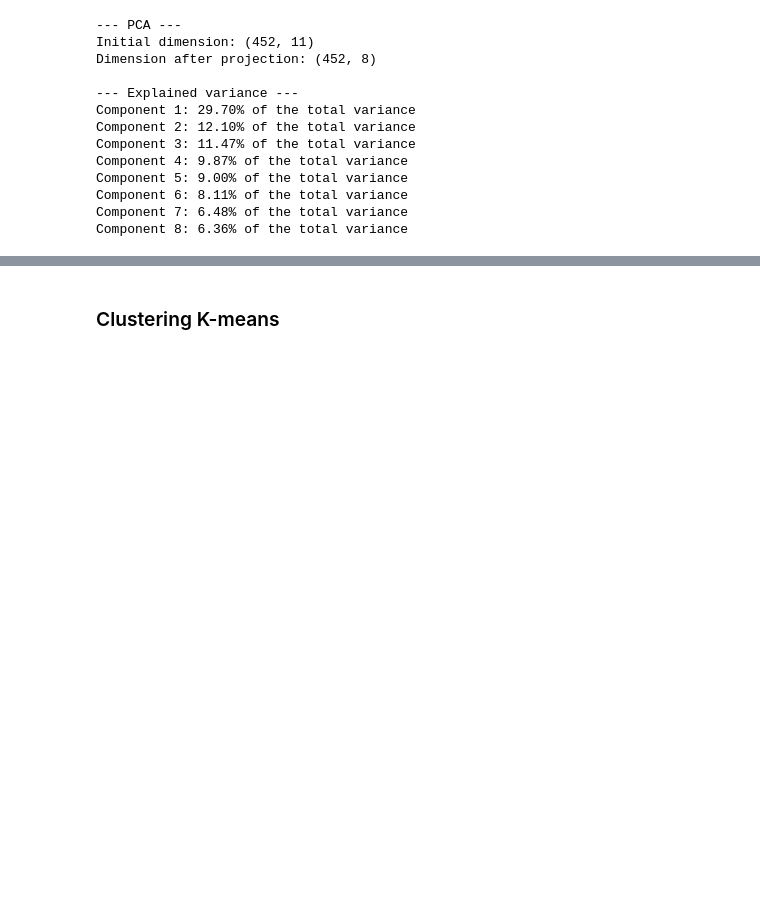
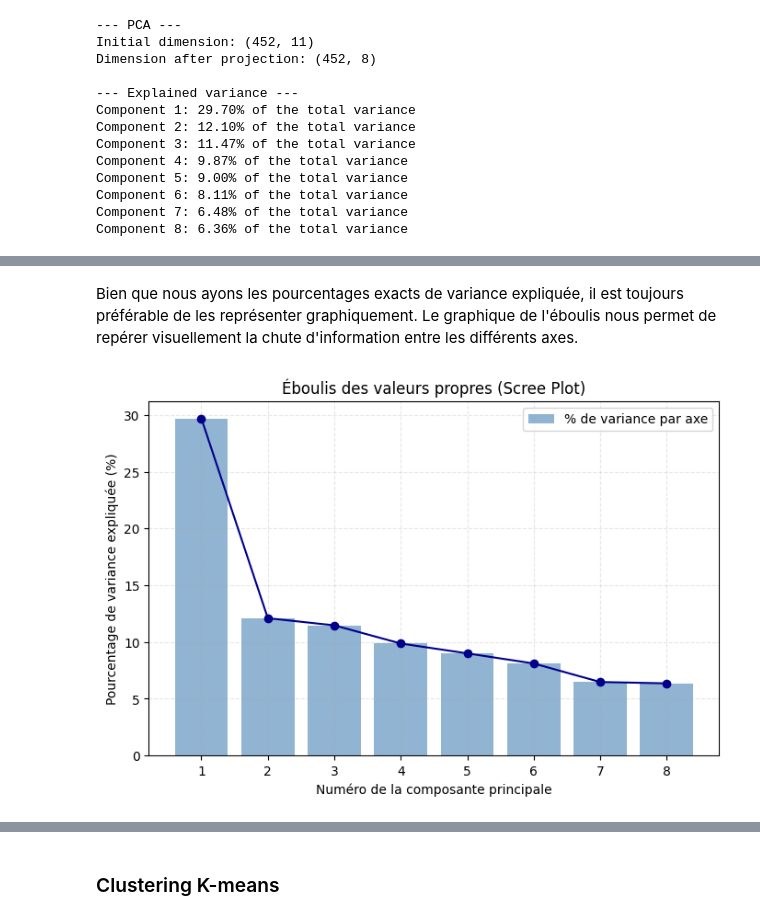
Before and after one commit to AhmedBousbih/Projet-analyse-de-donn-es, a Jupyter notebook: Projet_Analyse_de_données.ipynb, the cells around one changed output, grey strips where cells are left out. Cells and saved outputs as stored; diff of their text form; code cells hidden in the pictures; blank space fills up the shorter version.

```diff
--- a/Projet_Analyse_de_données.ipynb
+++ b/Projet_Analyse_de_données.ipynb
@@ -526,0 +339,27 @@ PC8: 6.4%  (cumulé: 93.1%)
+# %% [markdown]
+Bien que nous ayons les pourcentages exacts de variance expliquée, il est toujours préférable de les représenter graphiquement. Le graphique de l'éboulis nous permet de repérer visuellement la chute d'information entre les différents axes.
+# %%
+
+
+# On extrait les pourcentages de variance (colonne 1) et on enlève le symbole '%' pour pouvoir les tracer
+# Note : summary.iloc[:, 1] contient les textes "29.70%", etc.
+variances = summary.iloc[:, 1].str.replace('%', '').astype(float)
+
+plt.figure(figsize=(8, 5))
+
+# Création du graphique en barres + ligne
+plt.bar(range(1, len(variances) + 1), variances, alpha=0.6, color='steelblue', label="% de variance par axe")
+plt.plot(range(1, len(variances) + 1), variances, marker='o', color='darkblue')
+
+plt.title("Éboulis des valeurs propres (Scree Plot)")
+plt.xlabel("Numéro de la composante principale")
+plt.ylabel("Pourcentage de variance expliquée (%)")
+
+# Pour avoir de beaux numéros entiers sur l'axe X (1, 2, 3... 8)
+plt.xticks(range(1, len(variances) + 1))
+plt.grid(True, linestyle='--', alpha=0.3)
+plt.legend()
+
+plt.show()
+# %% [output]
+[figure, added]
```
Also changed, not shown: parts of 23 cells of this notebook.
